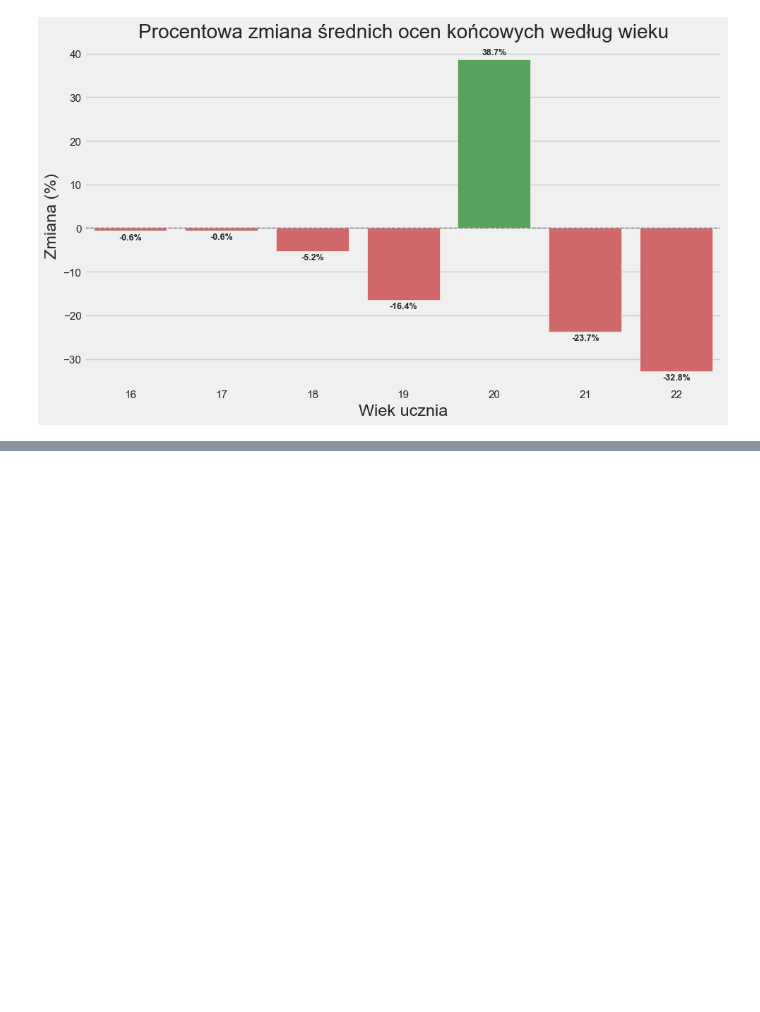
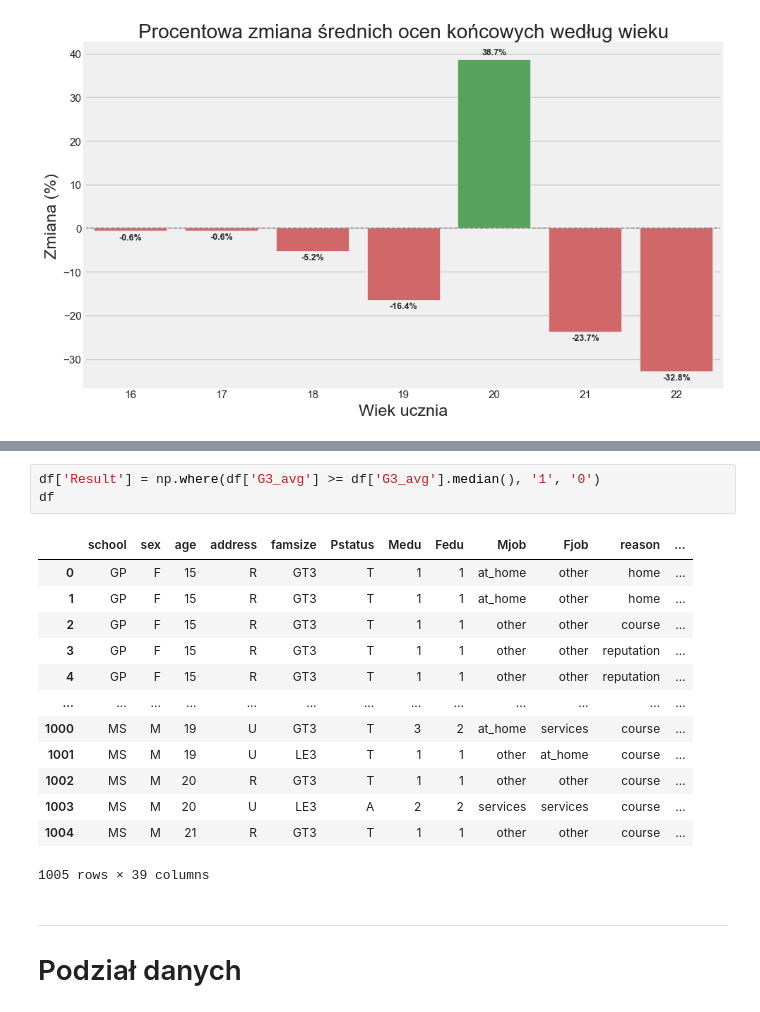
Before and after one commit to oskareczq/DM_projekt, a Jupyter notebook: EDA.ipynb, the cells around one changed output, grey strips where cells are left out. Drawn from its saved outputs; the diff is of its cells as text; blank space fills up the shorter version.

```diff
--- a/EDA.ipynb
+++ b/EDA.ipynb
@@ -345,0 +357,21 @@ plt.show()
+# %%
+df['Result'] = np.where(df['G3_avg'] >= df['G3_avg'].median(), '1', '0')
+df
+# %% [output]
+|  | school | sex | age | address | famsize | Pstatus | Medu | Fedu | Mjob | Fjob | reason | ... |
+| 0 | GP | F | 15 | R | GT3 | T | 1 | 1 | at_home | other | home | ... |
+| 1 | GP | F | 15 | R | GT3 | T | 1 | 1 | at_home | other | home | ... |
+| 2 | GP | F | 15 | R | GT3 | T | 1 | 1 | other | other | course | ... |
+| 3 | GP | F | 15 | R | GT3 | T | 1 | 1 | other | other | reputation | ... |
+| 4 | GP | F | 15 | R | GT3 | T | 1 | 1 | other | other | reputation | ... |
+| ... | ... | ... | ... | ... | ... | ... | ... | ... | ... | ... | ... | ... |
+| 1000 | MS | M | 19 | U | GT3 | T | 3 | 2 | at_home | services | course | ... |
+| 1001 | MS | M | 19 | U | LE3 | T | 1 | 1 | other | at_home | course | ... |
+| 1002 | MS | M | 20 | R | GT3 | T | 1 | 1 | other | other | course | ... |
+| 1003 | MS | M | 20 | U | LE3 | A | 2 | 2 | services | services | course | ... |
+| 1004 | MS | M | 21 | R | GT3 | T | 1 | 1 | other | other | course | ... |
+1005 rows × 39 columns
+# %% [markdown]
+---
+
+# Podział danych
```
Also changed, not shown: parts of 6 cells of this notebook.
